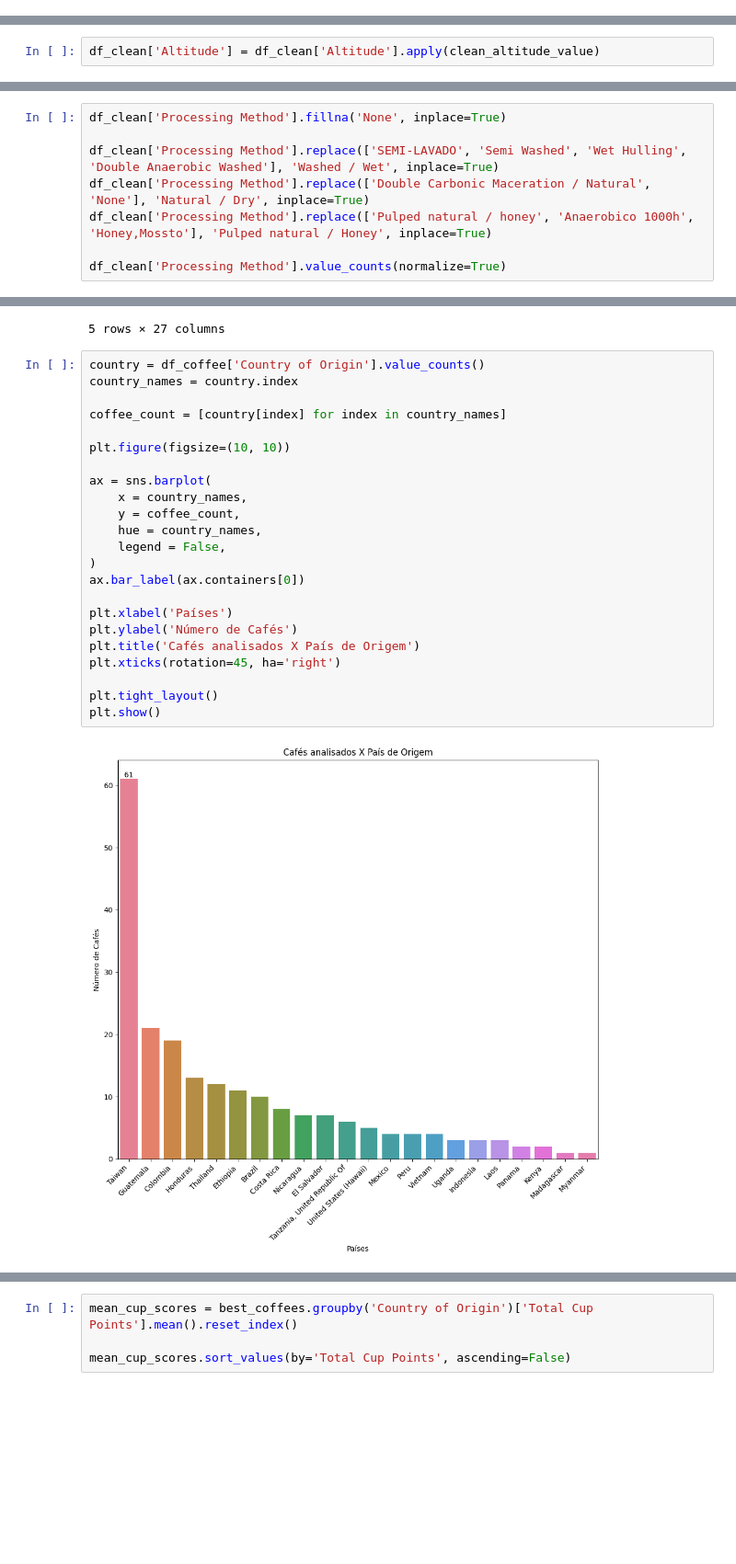
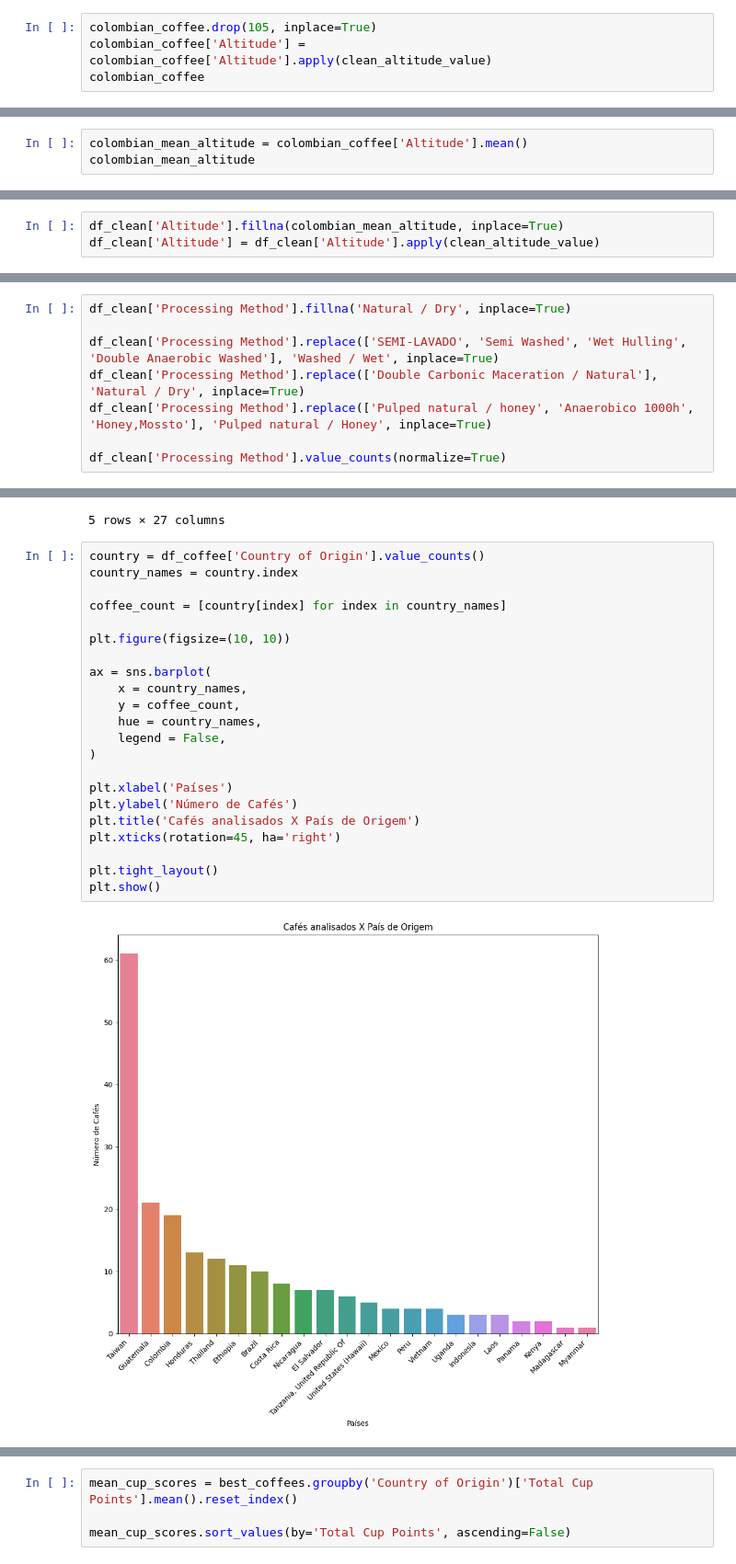
Before and after one commit to brunoopinheiro/ada-ds-ml1, a Jupyter notebook: coffee_ml1.ipynb, the cells around one changed output, grey strips where cells are left out. Shown at 92% size. Cells and saved outputs as stored; diff of their text form; blank space fills up the shorter version.

```diff
--- a/coffee_ml1.ipynb
+++ b/coffee_ml1.ipynb
@@ -160,3 +185,7 @@ def clean_altitude_value(range_value):
                return np.nan
    else:
          return range_value
+# %%
+colombian_coffee.drop(105, inplace=True)
+colombian_coffee['Altitude'] = colombian_coffee['Altitude'].apply(clean_altitude_value)
+colombian_coffee
@@ -162,0 +220,3 @@ def clean_altitude_value(range_value):
+# %%
+colombian_mean_altitude = colombian_coffee['Altitude'].mean()
+colombian_mean_altitude
@@ -163,2 +225,3 @@ def clean_altitude_value(range_value):
 # %%
+df_clean['Altitude'].fillna(colombian_mean_altitude, inplace=True)
 df_clean['Altitude'] = df_clean['Altitude'].apply(clean_altitude_value)
@@ -258,10 +330,10 @@ Anaerobico 1000h                        0.004950
 SEMI-LAVADO                             0.004950
 Name: proportion, dtype: float64
 # %%
-df_clean['Processing Method'].fillna('None', inplace=True)
+df_clean['Processing Method'].fillna('Natural / Dry', inplace=True)
 
 df_clean['Processing Method'].replace(['SEMI-LAVADO', 'Semi Washed', 'Wet Hulling', 'Double Anaerobic Washed'], 'Washed / Wet', inplace=True)
-df_clean['Processing Method'].replace(['Double Carbonic Maceration / Natural', 'None'], 'Natural / Dry', inplace=True)
+df_clean['Processing Method'].replace(['Double Carbonic Maceration / Natural'], 'Natural / Dry', inplace=True)
 df_clean['Processing Method'].replace(['Pulped natural / honey', 'Anaerobico 1000h', 'Honey,Mossto'], 'Pulped natural / Honey', inplace=True)
 
 df_clean['Processing Method'].value_counts(normalize=True)
@@ -358,27 +434,26 @@ df_coffee.head()
 # %%
 country = df_coffee['Country of Origin'].value_counts()
 country_names = country.index
 
 coffee_count = [country[index] for index in country_names]
 
 plt.figure(figsize=(10, 10))
 
 ax = sns.barplot(
     x = country_names,
     y = coffee_count,
     hue = country_names,
     legend = False,
 )
-ax.bar_label(ax.containers[0])
 
 plt.xlabel('Países')
 plt.ylabel('Número de Cafés')
 plt.title('Cafés analisados X País de Origem')
 plt.xticks(rotation=45, ha='right')
 
 plt.tight_layout()
 plt.show()
 # %% [output]
-[figure, old version]
+[figure, new version]
 # %%
 best_coffees = df_coffee.sort_values(by='Total Cup Points', ascending=False)
```
Also changed, not shown: parts of 65 cells of this notebook, 2 other files.
